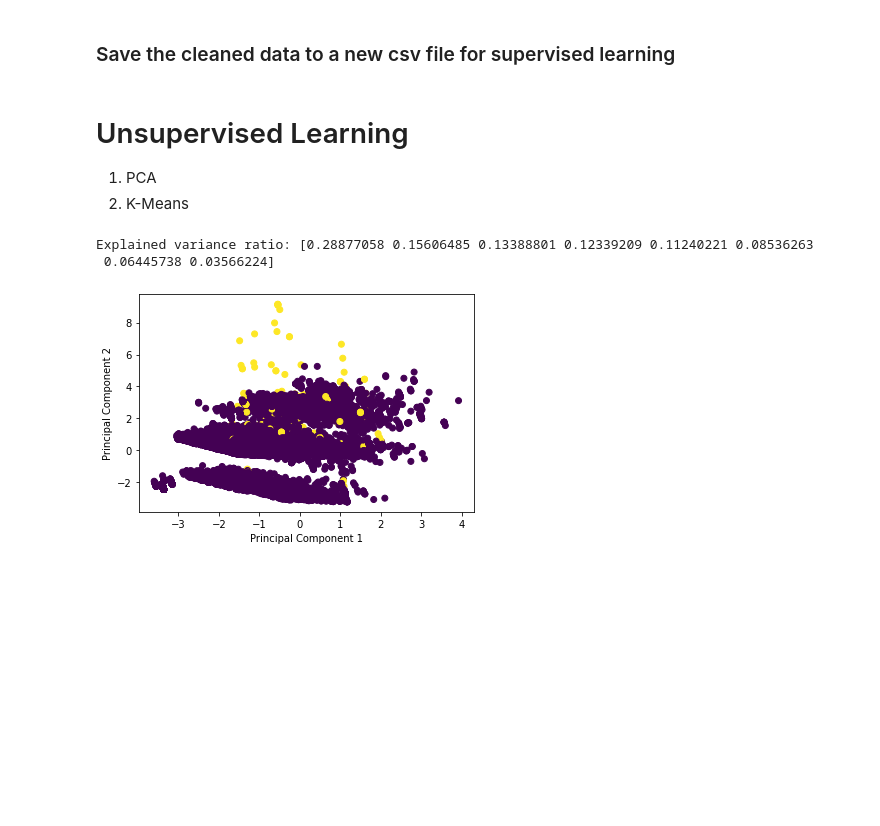
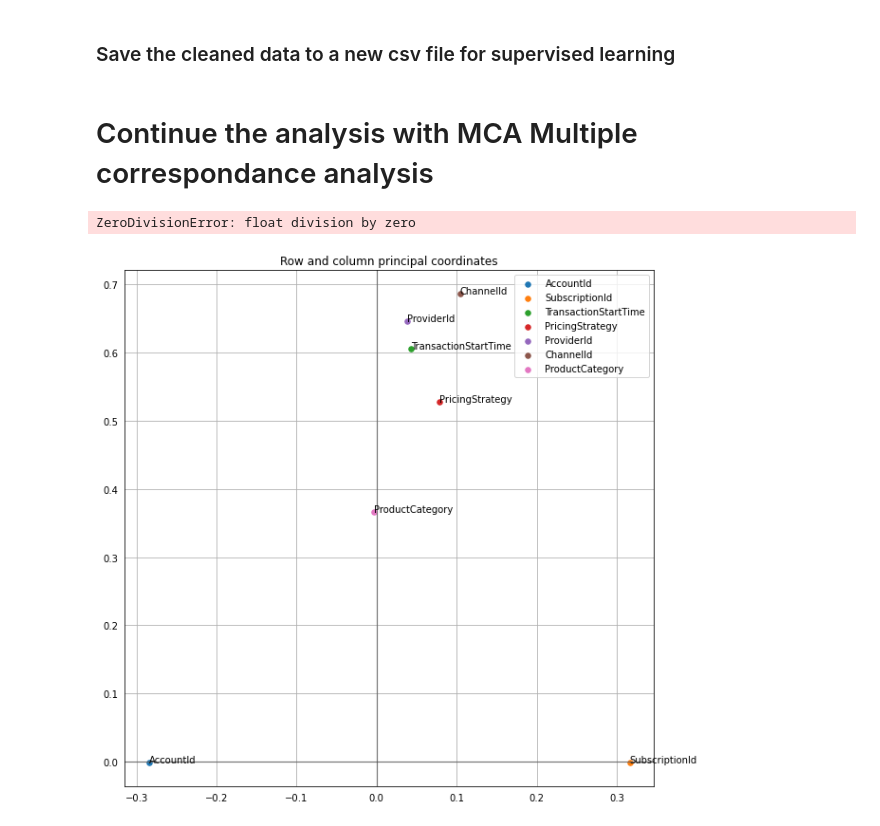
Before and after one commit to LeTouristeDeLECAM/Lab_AI_Fraud_Detection, a Jupyter notebook: Program/cleaning-data.ipynb, the cells around one changed output. Saved outputs shown, nothing was run; the diff lists cells and outputs as text; code cells hidden in the pictures; blank space fills up the shorter version.

```diff
--- a/Program/cleaning-data.ipynb
+++ b/Program/cleaning-data.ipynb
@@ -706,7 +787,3 @@ plt.show()
 # %%
 # Save df_ord in a csv file
 df_ord.to_csv('../../Data/cleaned_data.csv', index=False)
-# %% [markdown]
-# Unsupervised Learning
-1) PCA
-2) K-Means
@@ -725,27 +790,19 @@ df_ord_diff_values_amount = scaler.fit_transform(df_ord_diff_values_amount)
-# %%
-
-# let's have PCA study on df_ord to describe the data
-
-from sklearn.decomposition import PCA
-from sklearn.preprocessing import StandardScaler
-
-# Standardize the data
-X = StandardScaler().fit_transform(df_ord.drop(['FraudResult'], axis=1))
-y = df_ord['FraudResult']
-
-# PCA
-pca = PCA()
-principalComponents = pca.fit_transform(X)
-# = pd.DataFrame(data = principalComponents, columns = ['principal component 1', 'principal component 2', 'principal component 3',])
-#print (principalDf.head())
-
-print('Explained variance ratio:', pca.explained_variance_ratio_)
-
-plt.scatter(principalComponents[:, 0], principalComponents[:, 1] , c=y)
-plt.xlabel('Principal Component 1')
-plt.ylabel('Principal Component 2')
-plt.show()
-# %% [output]
-Explained variance ratio: [0.28877058 0.15606485 0.13388801 0.12339209 0.11240221 0.08536263
- 0.06445738 0.03566224]
-[figure, removed]
+# %% [markdown]
+# Continue the analysis with MCA Multiple correspondance analysis
+# %%
+# MCA analysis
+# import prince
+
+
+import prince
+
+df= df_ord[['AccountId','SubscriptionId','TransactionStartTime','PricingStrategy','ProviderId','ChannelId','ProductCategory']]#, 'FraudResult']]
+mca = prince.MCA()
+mca = mca.fit(df)
+
+mca.plot_coordinates( df , figsize=(10, 10), show_row_points= False, show_column_points=True , show_column_labels=True)
+#plt.savefig('../Report/images/mca.png')
+#plt.show()
+# %% [output]
+ZeroDivisionError: float division by zero
+[figure, added]
```
Also changed, not shown: parts of 14 cells of this notebook, 7 other files.
